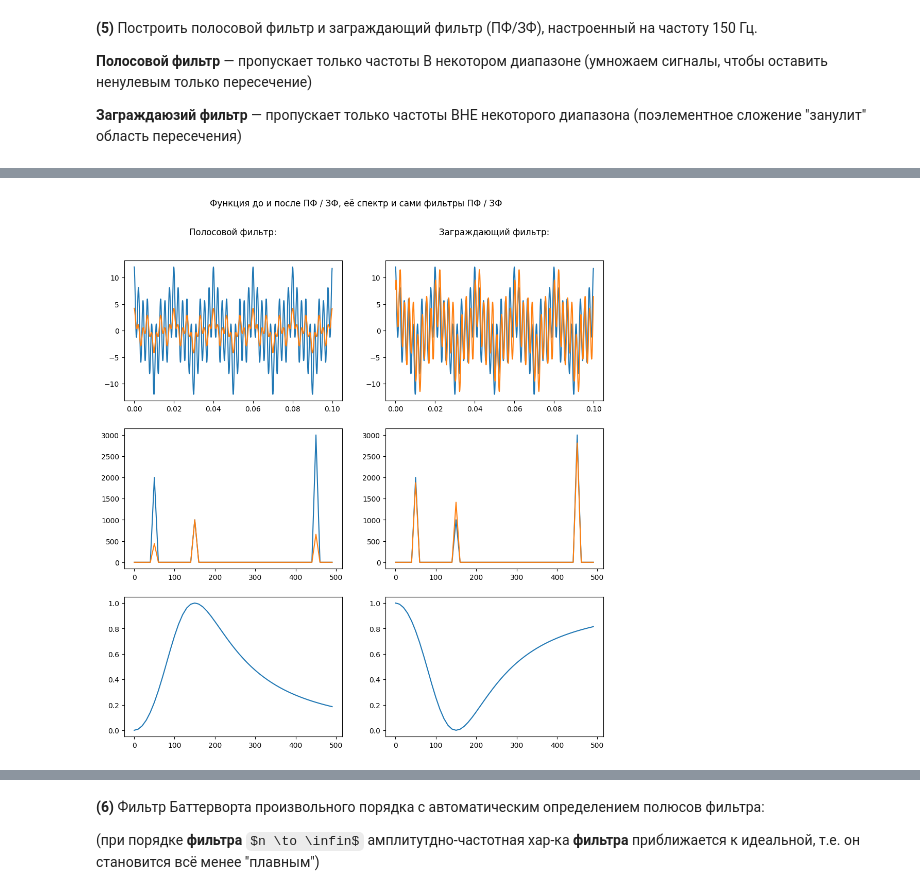
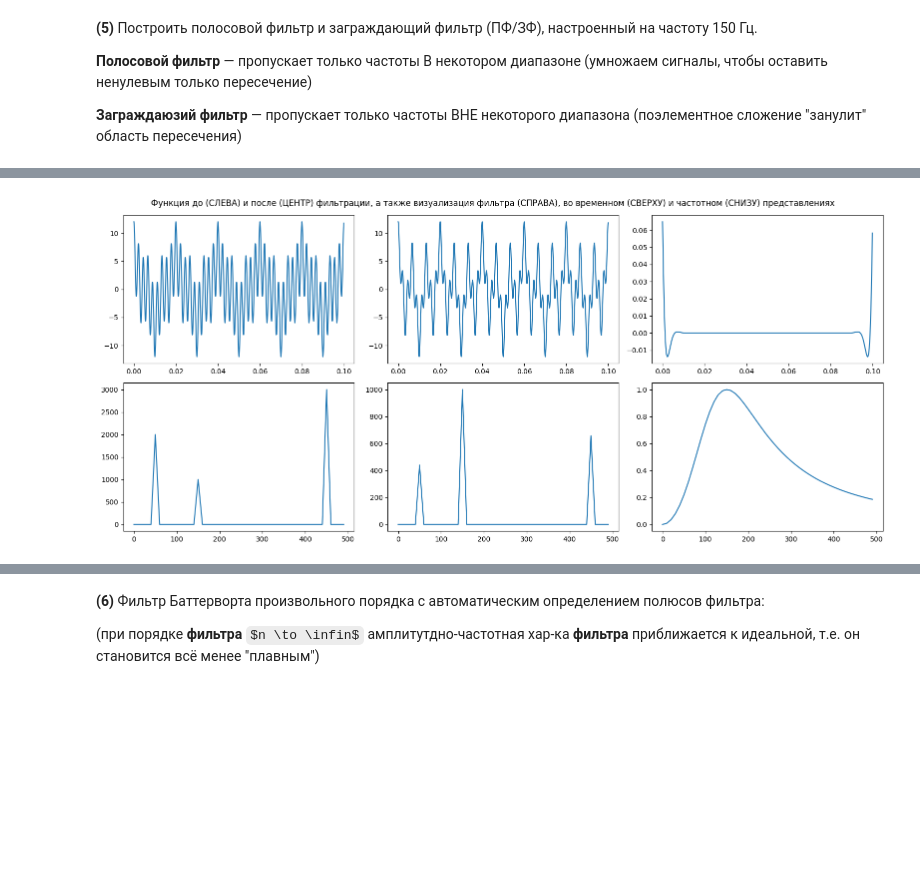
Before and after one commit to bakafox/digsigproc, a Jupyter notebook: Lab3/filters.ipynb, the cells around one changed output, grey strips where cells are left out. Saved outputs shown, nothing was run; the diff lists cells and outputs as text; code cells hidden in the pictures; some formulas as TeX source; blank space fills up the shorter version.

```diff
--- a/Lab3/filters.ipynb
+++ b/Lab3/filters.ipynb
@@ -154,54 +140,25 @@ cos_total1_filtered_bandstop = np.fft.ifft(cos_total1_filtered_bandstop_fft)
-# %%
-plt.figure(figsize=(12, 12))
-plt.suptitle('Функция до и после ПФ / ЗФ, её спектр и сами фильтры ПФ / ЗФ')
-
-
-plt.subplot(3, 2, 1)
-plt.title('Полосовой фильтр:\n\n')
-
-plt.plot(cos_time, cos_total1)
-plt.plot(cos_time, cos_total1_filtered_bandpass)
-
-plt.subplot(3, 2, 3)
-plt.plot(
-    cos_frequencies[0:len(cos_frequencies)//20],
-    cos_total1_fft[0:len(cos_frequencies)//20]
-)
-plt.plot(
-    cos_frequencies[0:len(cos_frequencies)//20],
-    np.abs(cos_total1_filtered_bandpass_fft[0:len(cos_frequencies)//20])
-)
-
-plt.subplot(3, 2, 5)
-plt.plot(
-    cos_frequencies[0:len(cos_frequencies)//20],
-    cos_total1_filter_bandpass[0:len(cos_frequencies)//20]
-)
-
-
-plt.subplot(3, 2, 2)
-plt.title('Заграждающий фильтр:\n\n')
-
-plt.plot(cos_time, cos_total1)
-plt.plot(cos_time, cos_total1_filtered_bandstop)
-
-plt.subplot(3, 2, 4)
-plt.plot(
-    cos_frequencies[0:len(cos_frequencies)//20],
-    cos_total1_fft[0:len(cos_frequencies)//20]
-)
-plt.plot(
-    cos_frequencies[0:len(cos_frequencies)//20],
-    np.abs(cos_total1_filtered_bandstop_fft[0:len(cos_frequencies)//20])
-)
-
-plt.subplot(3, 2, 6)
-plt.plot(
-    cos_frequencies[0:len(cos_frequencies)//20],
-    cos_total1_filter_bandstop[0:len(cos_frequencies)//20]
-)
-
-
-plt.show()
-# %% [output]
-[figure, removed]
+# %%
+# cos_total1_filter_bandpass = cos_total1_filter_hifreq * cos_total1_filter_lofreq
+def bandpass(freq, cutoff):
+    hifreq_filter = butterwort_hifreq(freq, cutoff)
+    lofreq_filter = butterwort_lofreq(freq, cutoff)
+
+    bandpass_filter = hifreq_filter * lofreq_filter
+
+    bandpass_filter /= bandpass_filter.real.min() # НОРМАЛИЗУЕМ ФИЛЬТРЫ ОТ НУЛЯ ДО ЕДИНИЦЫ
+    return bandpass_filter
+
+# cos_total1_filter_bandstop = np.array([s_1 + s_2 for s_1, s_2 in zip(cos_total1_filter_hifreq, cos_total1_filter_lofreq)])
+# cos_total1_filter_bandstop = np.add(cos_total1_filter_lofreq, cos_total1_filter_hifreq)
+def bandstop(freq, cutoff):
+    hifreq_filter = butterwort_hifreq(freq, cutoff)
+    lofreq_filter = butterwort_lofreq(freq, cutoff)
+
+    bandstop_filter = np.array([s_1 + s_2 for s_1, s_2 in zip(hifreq_filter, lofreq_filter)])
+
+    bandstop_filter /= bandstop_filter.real.max() # НОРМАЛИЗУЕМ ФИЛЬТРЫ ОТ НУЛЯ ДО ЕДИНИЦЫ
+    return bandstop_filter
+# %%
+compare_original_filtered(cos_time, cos_frequencies, cos_total1, bandpass, 150, 10)
+# %% [output]
+[figure, added]
```
Also changed, not shown: parts of 21 cells of this notebook.
